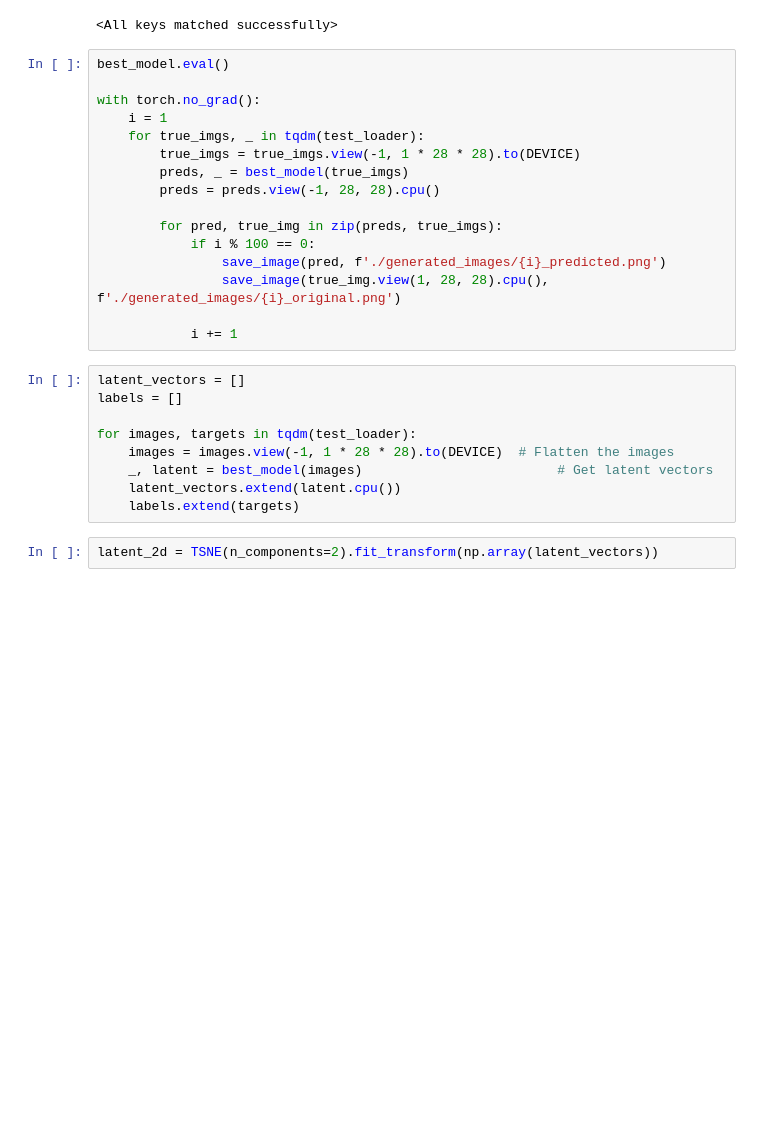
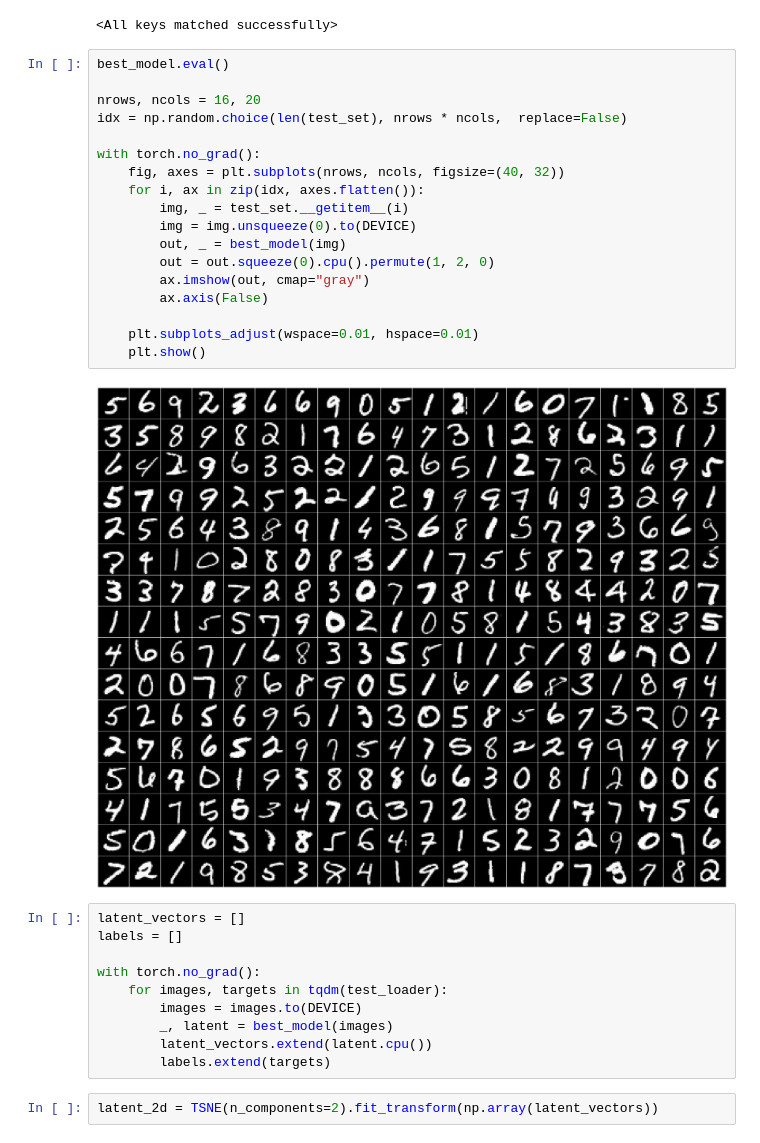
Before and after one commit to AtiqurRahmanAni/ml-algos, a Jupyter notebook: Autoencoder/autoencoder_basic.ipynb, the cells around one changed output. Cells and saved outputs as stored; diff of their text form; blank space fills up the shorter version.

```diff
--- a/Autoencoder/autoencoder_basic.ipynb
+++ b/Autoencoder/autoencoder_basic.ipynb
@@ -128,31 +130,36 @@ best_model = AutoEncoder().to(DEVICE)
 best_model.load_state_dict(torch.load("./best_model.pth", weights_only=True, map_location=DEVICE))
 # %% [output]
 <All keys matched successfully>
-# %%
-best_model.eval()
-
-with torch.no_grad():
-    i = 1
-    for true_imgs, _ in tqdm(test_loader):
-        true_imgs = true_imgs.view(-1, 1 * 28 * 28).to(DEVICE)
-        preds, _ = best_model(true_imgs)
-        preds = preds.view(-1, 28, 28).cpu()
-
-        for pred, true_img in zip(preds, true_imgs):
-            if i % 100 == 0:
-                save_image(pred, f'./generated_images/{i}_predicted.png')
-                save_image(true_img.view(1, 28, 28).cpu(), f'./generated_images/{i}_original.png')
-
-            i += 1
+# %%
+best_model.eval()
+
+nrows, ncols = 16, 20
+idx = np.random.choice(len(test_set), nrows * ncols,  replace=False)
+
+with torch.no_grad():
+    fig, axes = plt.subplots(nrows, ncols, figsize=(40, 32))
+    for i, ax in zip(idx, axes.flatten()):
+        img, _ = test_set.__getitem__(i)
+        img = img.unsqueeze(0).to(DEVICE)
+        out, _ = best_model(img)
+        out = out.squeeze(0).cpu().permute(1, 2, 0)
+        ax.imshow(out, cmap="gray")
+        ax.axis(False)
+
+    plt.subplots_adjust(wspace=0.01, hspace=0.01)
+    plt.show()
+# %% [output]
+[figure, added]
 # %%
 latent_vectors = []
 labels = []
 
-for images, targets in tqdm(test_loader):
-    images = images.view(-1, 1 * 28 * 28).to(DEVICE)  # Flatten the images
-    _, latent = best_model(images)                         # Get latent vectors
-    latent_vectors.extend(latent.cpu())
-    labels.extend(targets)
+with torch.no_grad():
+    for images, targets in tqdm(test_loader):
+        images = images.to(DEVICE)
+        _, latent = best_model(images)
+        latent_vectors.extend(latent.cpu())
+        labels.extend(targets)
 # %%
 latent_2d = TSNE(n_components=2).fit_transform(np.array(latent_vectors))
 # %%
```
Also changed, not shown: parts of 9 cells of this notebook.
